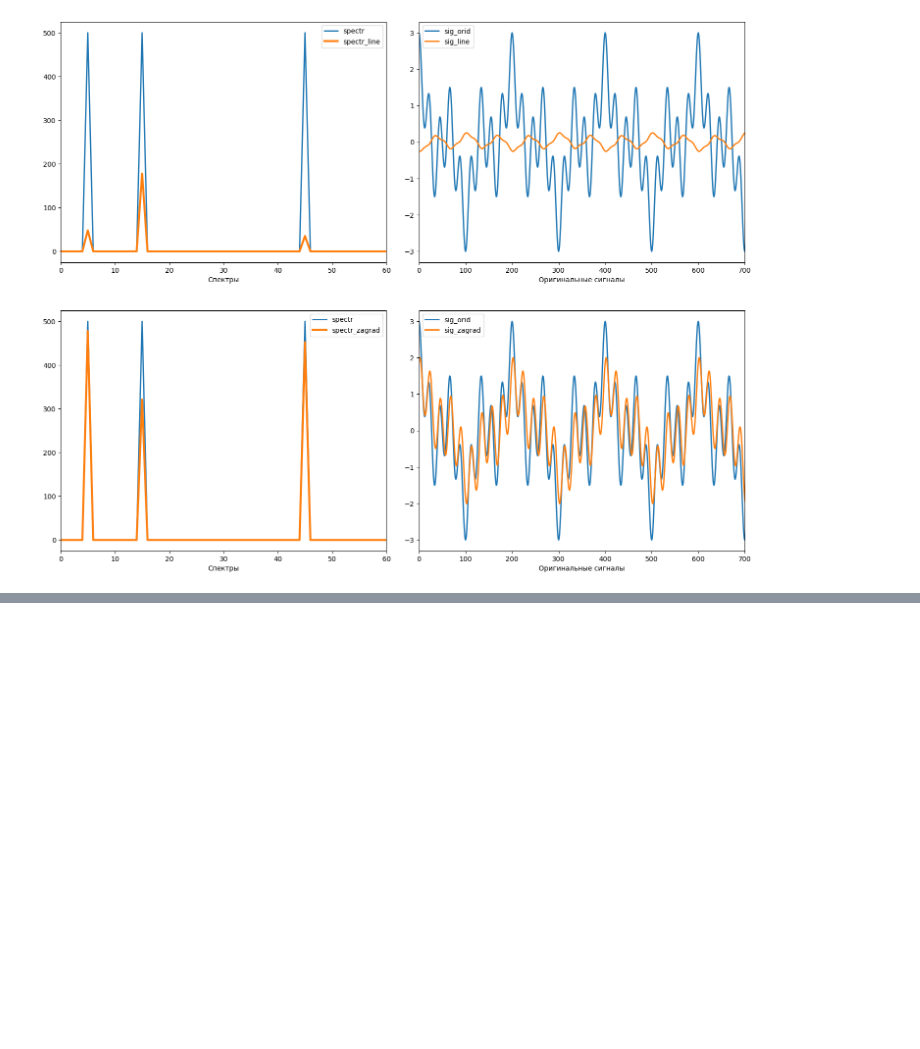
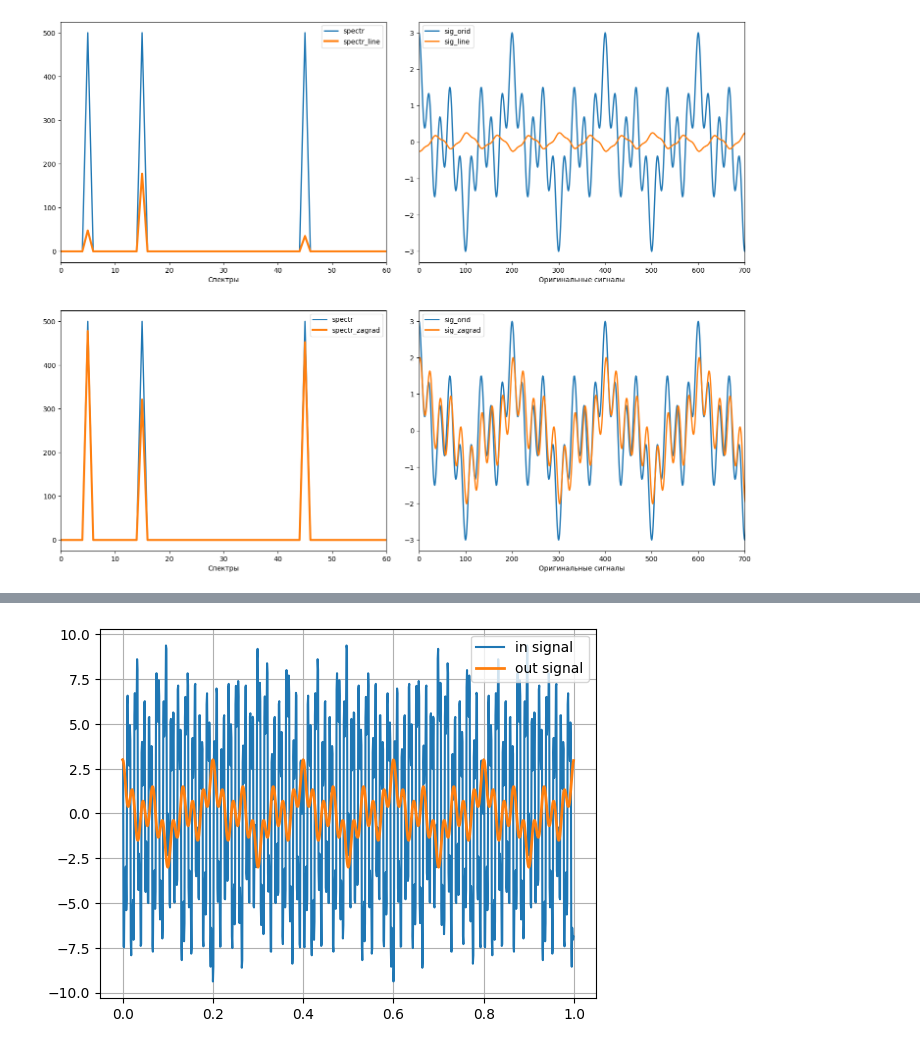
Before and after one commit to EmelyanovAlexey/digital_signal, a Jupyter notebook: lab_4.ipynb, the cells around one changed output, grey strips where cells are left out. Cells and saved outputs as stored; diff of their text form; code cells hidden in the pictures; blank space fills up the shorter version.

```diff
--- a/lab_4.ipynb
+++ b/lab_4.ipynb
@@ -207,3 +207,34 @@ plt.show()
 [figure]
 # %% [markdown]
 ![Alt text](image-14.png)
+# %%
+# Полюсы
+poles = [np.cos(np.pi / 8) + 1j * np.sin(np.pi / 8),
+         np.cos(3 * np.pi / 8) + 1j * np.sin(3 * np.pi / 8),
+         np.cos(5 * np.pi / 8) + 1j * np.sin(5 * np.pi / 8),
+         np.cos(7 * np.pi / 8) + 1j * np.sin(7 * np.pi / 8)]
+
+# Создание передаточной функции
+denominator = np.poly(poles)  # Преобразование полюсов в коэффициенты знаменателя
+
+# Создание фильтра
+butterworth_filter = signal.TransferFunction([1], denominator)
+
+# Генерация входного сигнала
+t = np.linspace(0, 1, 1000, False)
+input_signal = cos_signal  # Пример входного сигнала с частотой 500 Гц
+
+# Применение фильтра
+output_signal = signal.lfilter(butterworth_filter.num, butterworth_filter.den, input_signal)
+
+# Вывод результатов
+import matplotlib.pyplot as plt
+
+plt.figure()
+plt.plot(t, output_signal, label='in signal')
+plt.plot(t, input_signal, label='out signal', linewidth=2)
+plt.legend()
+plt.grid()
+plt.show()
+# %% [output]
+[figure, added]
```
Also changed, not shown: parts of 2 cells of this notebook.
